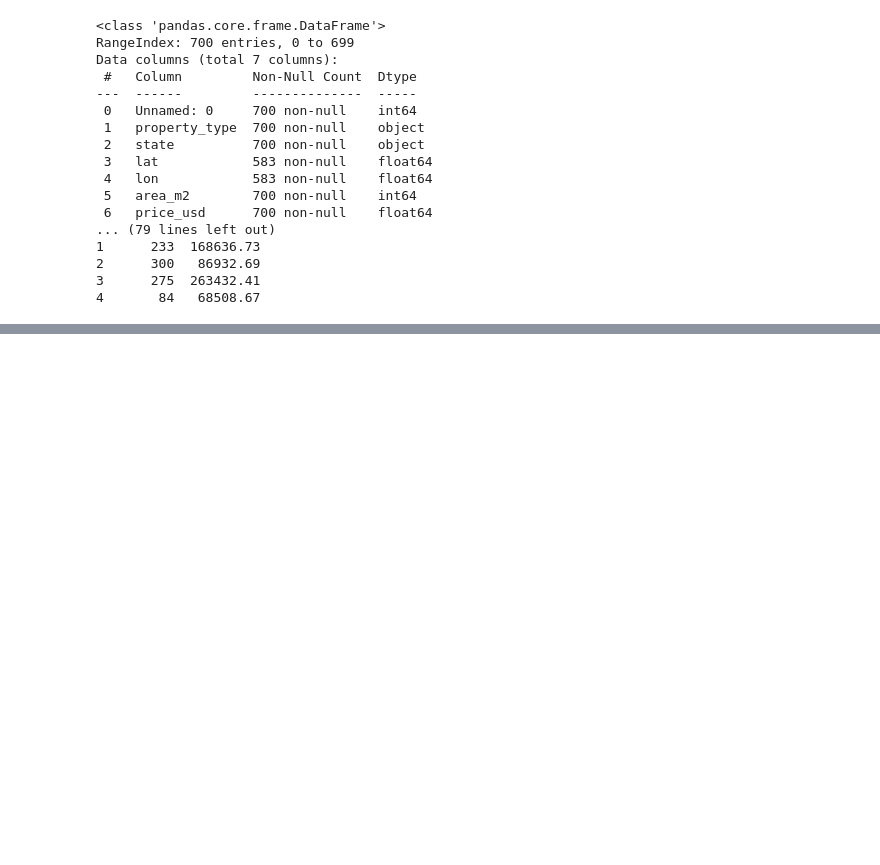
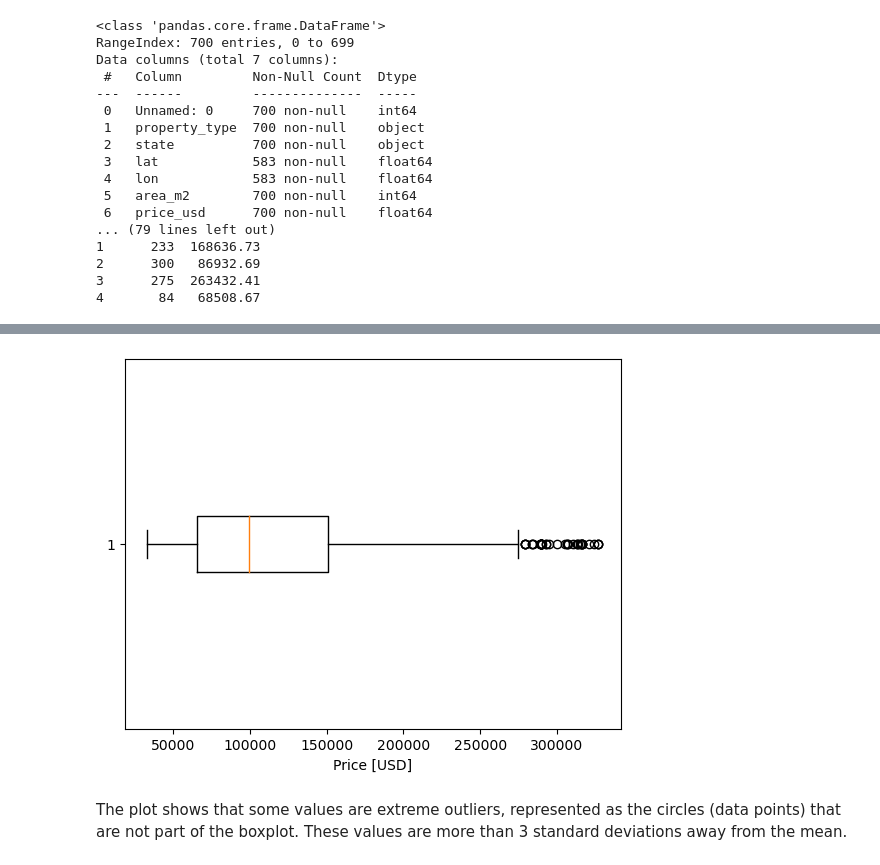
Before and after one commit to erissatallan/House-Prices-in-Mexico, a Jupyter notebook: main.ipynb, the cells around one changed output, grey strips where cells are left out. Cells and saved outputs as stored; diff of their text form; code cells hidden in the pictures; blank space fills up the shorter version.

```diff
--- a/main.ipynb
+++ b/main.ipynb
@@ -39,0 +172,9 @@ for df in dfs:
+# %%
+# boxplot of 'price_usd'
+
+plt.boxplot(df['price_usd'], vert=False)
+plt.xlabel("Price [USD]");
+# %% [output]
+[figure, added]
+# %% [markdown]
+The plot shows that some values are extreme outliers, represented as the circles (data points) that are not part of the boxplot. These values are more than 3 standard deviations away from the mean.
```
Also changed, not shown: parts of 18 cells of this notebook, 1 other file.
